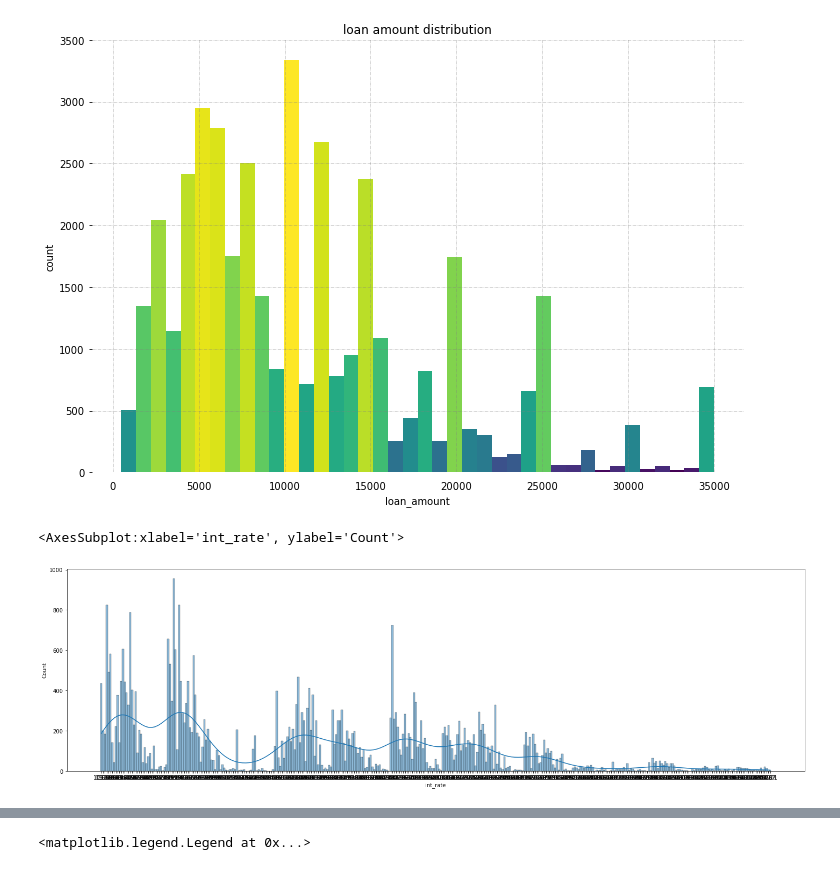
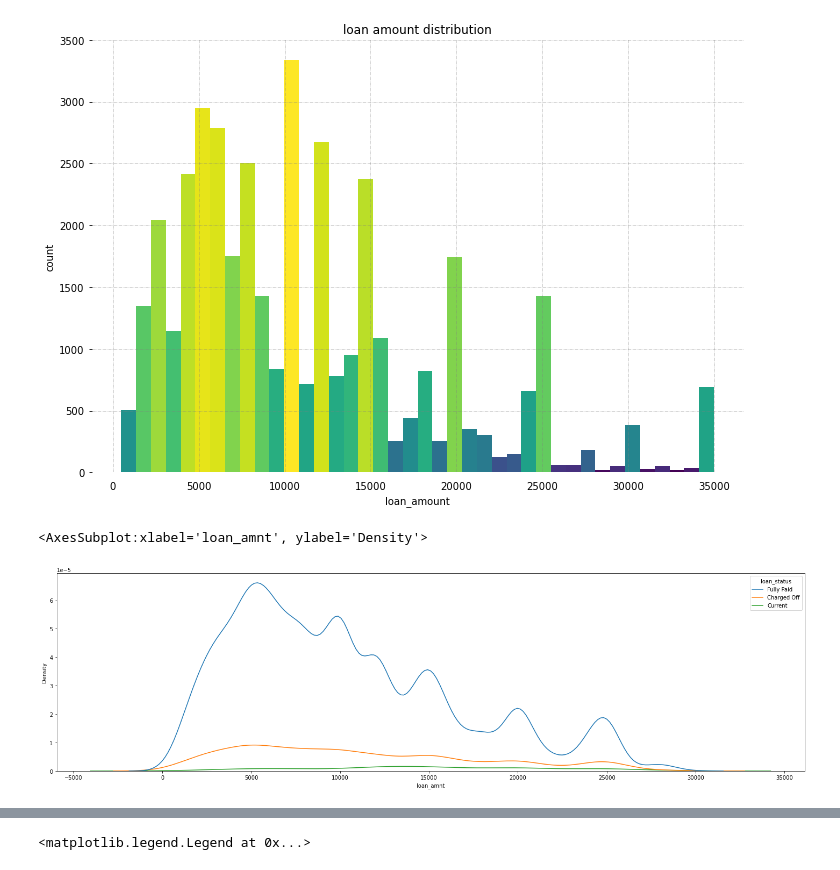
Before and after one commit to zerouchi/Bank-Loan-Prediction, a Jupyter notebook: loan prediction project.ipynb, the cells around one changed output, grey strips where cells are left out. Saved outputs shown, nothing was run; the diff lists cells and outputs as text; code cells hidden in the pictures.

Commit message:
visuals

```diff
--- a/loan prediction project.ipynb
+++ b/loan prediction project.ipynb
@@ -262,10 +247,10 @@ plt.show()
 # %%
 fig, axs = plt.subplots(1, 1,
                         figsize=(20,6),
                         tight_layout=True)
 
-sns.histplot(x ="int_rate",data = df,kde=True ,bins = 20)
+sns.kdeplot(x ="loan_amnt",hue = "loan_status",data=df)
 # %% [output]
-<AxesSubplot:xlabel='int_rate', ylabel='Count'>
+<AxesSubplot:xlabel='loan_amnt', ylabel='Density'>
-[figure, old version]
+[figure, new version]
 # %%
```
Also changed, not shown: parts of 8 cells of this notebook.
